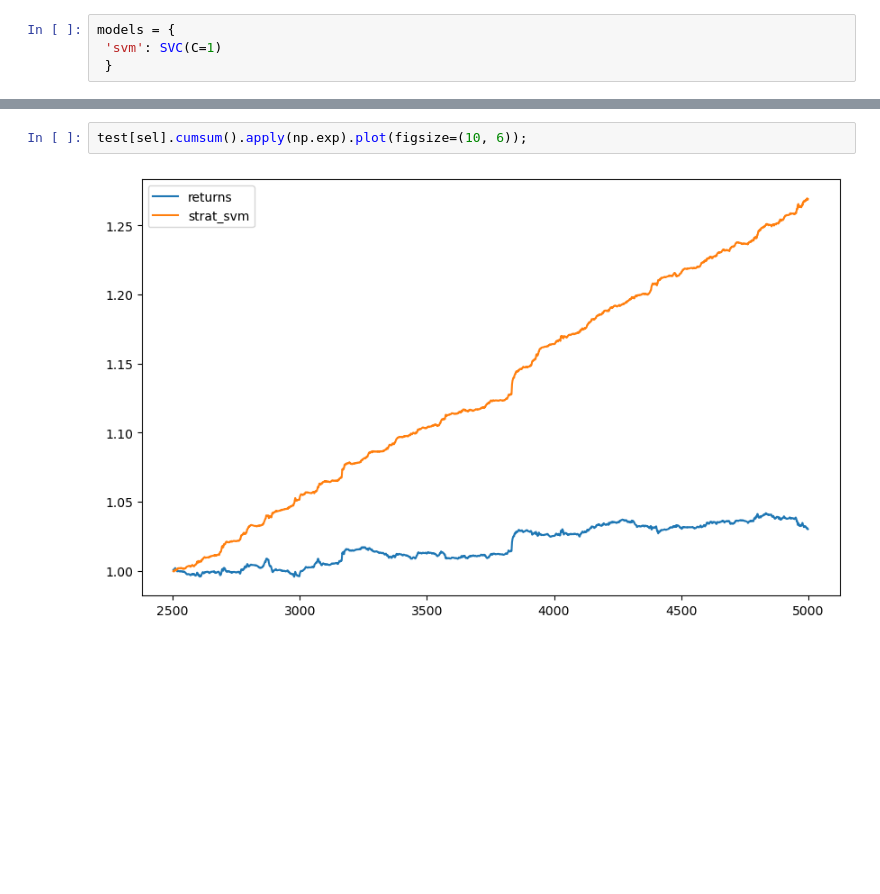
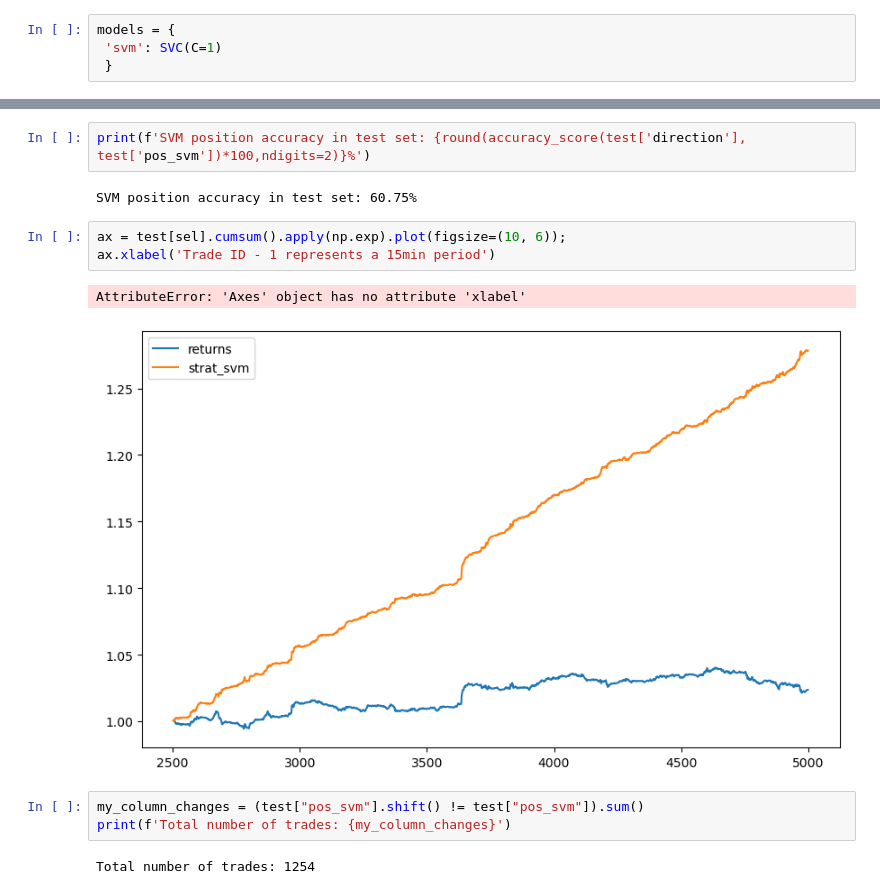
Before and after one commit to ed-roberts-github/trading_classifier, a Jupyter notebook: SVM_model.ipynb, the cells around one changed output, grey strips where cells are left out. Saved outputs shown, nothing was run; the diff lists cells and outputs as text; blank space fills up the shorter version.

```diff
--- a/SVM_model.ipynb
+++ b/SVM_model.ipynb
@@ -157,5 +159,16 @@ strat_svm    1.269164
 dtype: float64
+# %%
+print(f'SVM position accuracy in test set: {round(accuracy_score(test['direction'], test['pos_svm'])*100,ndigits=2)}%')
+# %% [output]
+SVM position accuracy in test set: 60.75%
 # %%
-test[sel].cumsum().apply(np.exp).plot(figsize=(10, 6));
+ax = test[sel].cumsum().apply(np.exp).plot(figsize=(10, 6));
+ax.xlabel('Trade ID - 1 represents a 15min period')
 # %% [output]
+AttributeError: 'Axes' object has no attribute 'xlabel'
-[figure, old version]
+[figure, new version]
+# %%
+my_column_changes = (test["pos_svm"].shift() != test["pos_svm"]).sum()
+print(f'Total number of trades: {my_column_changes}')
+# %% [output]
+Total number of trades: 1254
```
Also changed, not shown: parts of 20 cells of this notebook, 2 other files.
